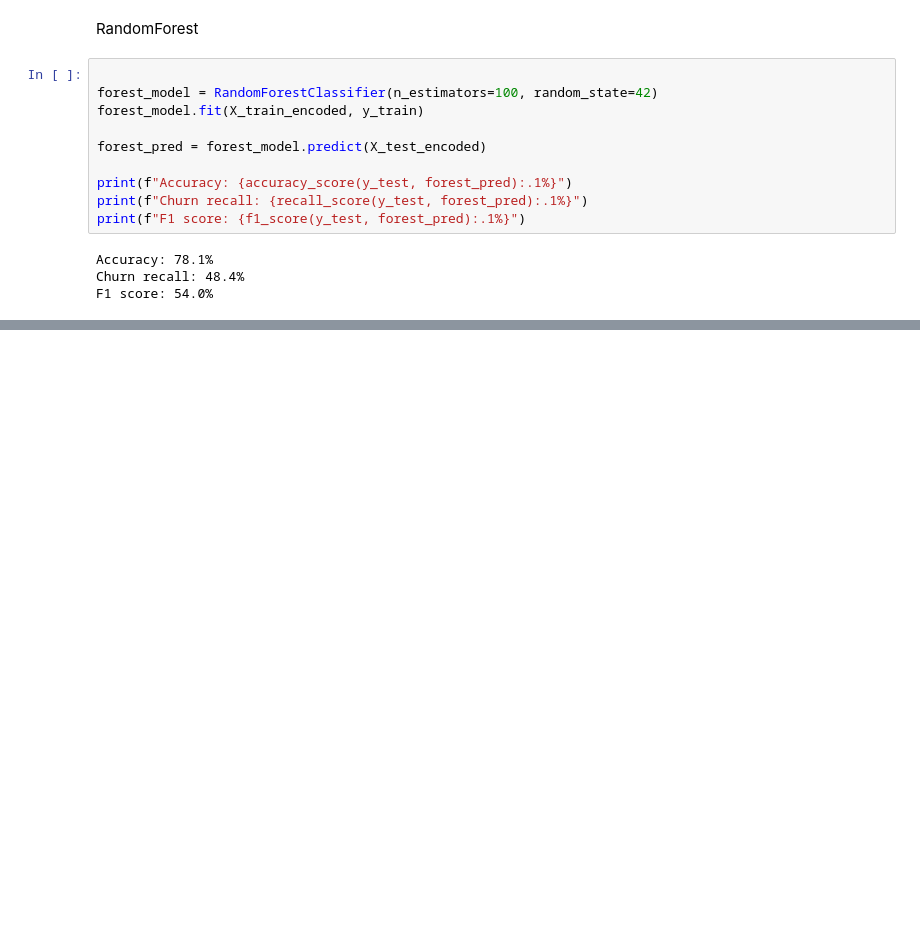
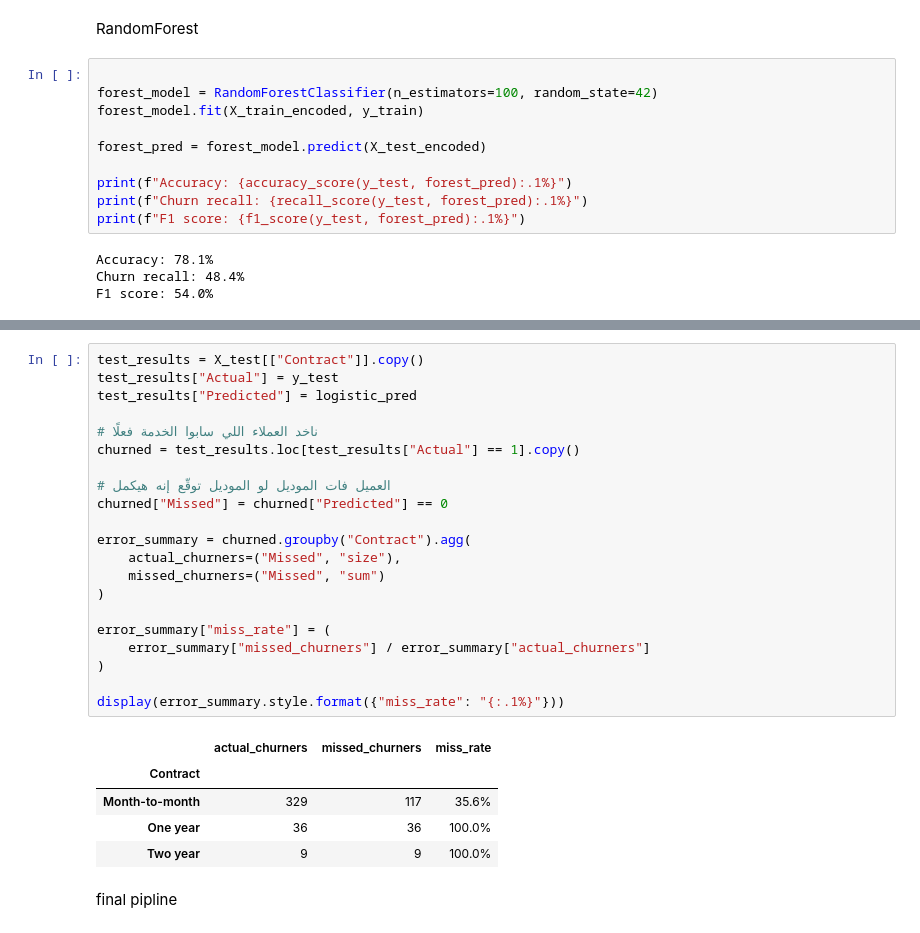
Before and after one commit to mahmoudkhier35-star/AI_graduationProject, a Jupyter notebook: notebooks/modeling.ipynb, the cells around one changed output, grey strips where cells are left out. Cells and saved outputs as stored; diff of their text form; blank space fills up the shorter version.

```diff
--- a/notebooks/modeling.ipynb
+++ b/notebooks/modeling.ipynb
@@ -145,0 +255,29 @@ F1 score: 54.0%
+# %%
+test_results = X_test[["Contract"]].copy()
+test_results["Actual"] = y_test
+test_results["Predicted"] = logistic_pred
+
+# ناخد العملاء اللي سابوا الخدمة فعلًا
+churned = test_results.loc[test_results["Actual"] == 1].copy()
+
+# العميل فات الموديل لو الموديل توقّع إنه هيكمل
+churned["Missed"] = churned["Predicted"] == 0
+
+error_summary = churned.groupby("Contract").agg(
+    actual_churners=("Missed", "size"),
+    missed_churners=("Missed", "sum")
+)
+
+error_summary["miss_rate"] = (
+    error_summary["missed_churners"] / error_summary["actual_churners"]
+)
+
+display(error_summary.style.format({"miss_rate": "{:.1%}"}))
+# %% [output]
+|  | actual_churners | missed_churners | miss_rate |
+| Contract |  |  |  |
+| Month-to-month | 329 | 117 | 35.6% |
+| One year | 36 | 36 | 100.0% |
+| Two year | 9 | 9 | 100.0% |
+# %% [markdown]
+final pipline
```
Also changed, not shown: parts of 9 cells of this notebook, 3 other files.
